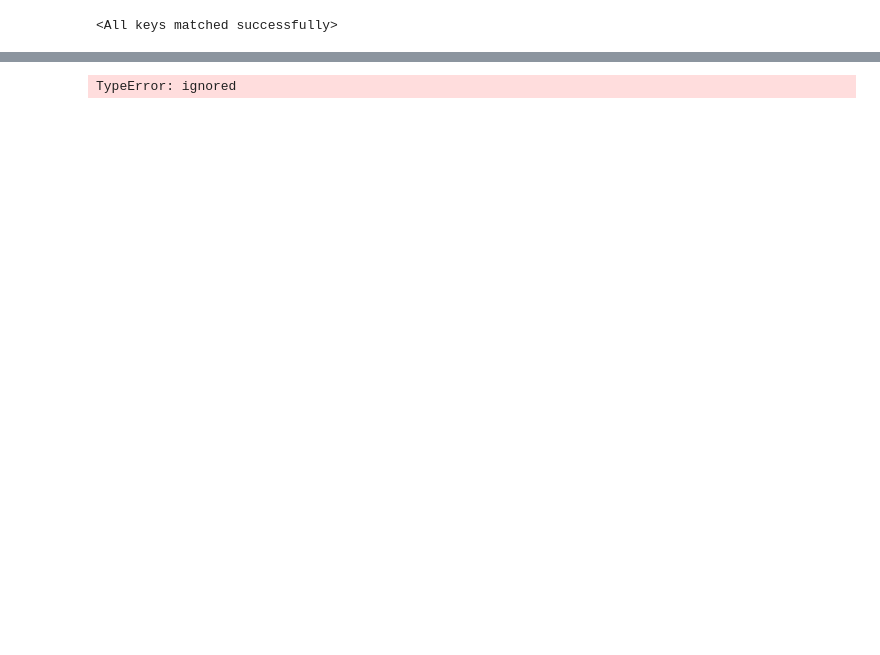
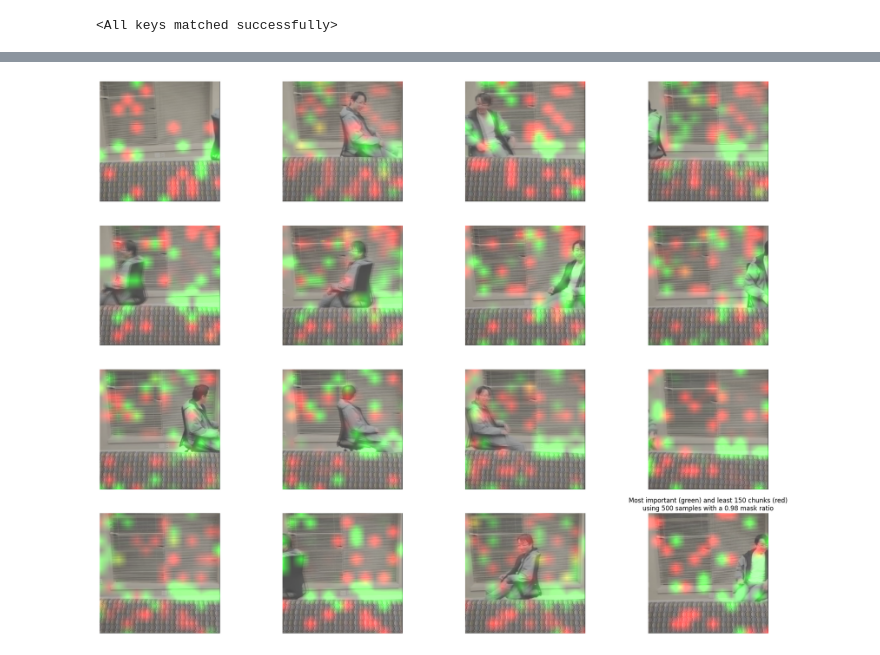
Before and after one commit to rechhabra/carv-st-mae, a Jupyter notebook: carv_st_mae_demo.ipynb, the cells around one changed output, grey strips where cells are left out. Saved outputs shown, nothing was run; the diff lists cells and outputs as text; code cells hidden in the pictures; blank space fills up the shorter version.

```diff
--- a/carv_st_mae_demo.ipynb
+++ b/carv_st_mae_demo.ipynb
@@ -482,6 +646,9 @@ NameError: ignored
 # %%
 #plotting the heat map
 
+#changing 150 to 300
+carv.top_chunks = 150
+
 carv.plot_chunks_mse_heat_map(chunks_mse, vid)
 # %% [output]
-TypeError: ignored
+[figure, added]
```
Also changed, not shown: parts of 21 cells of this notebook, 2 other files.
